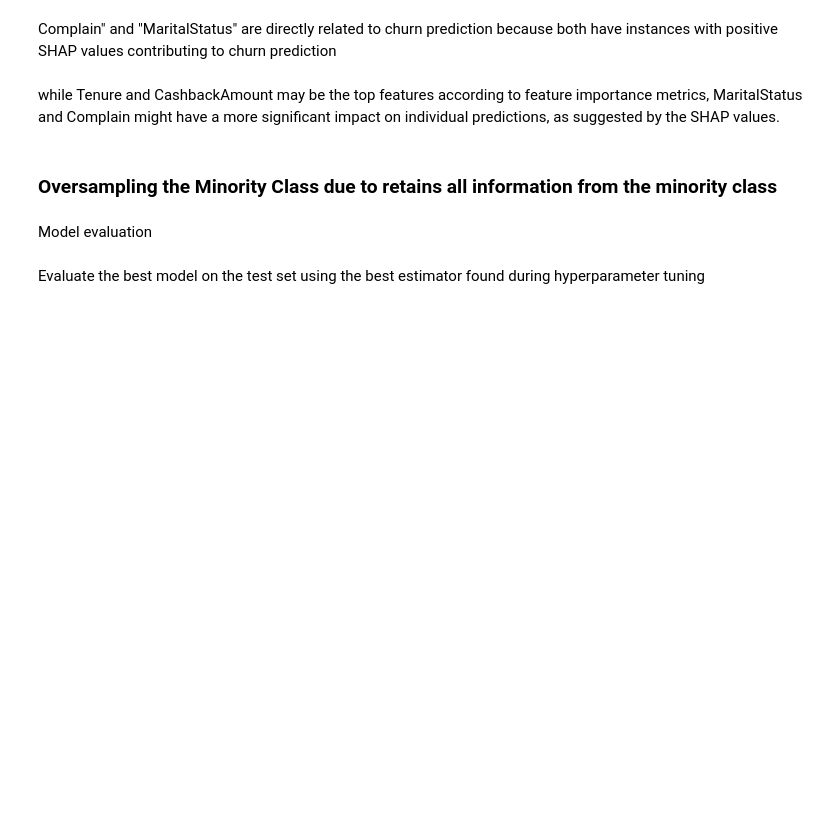
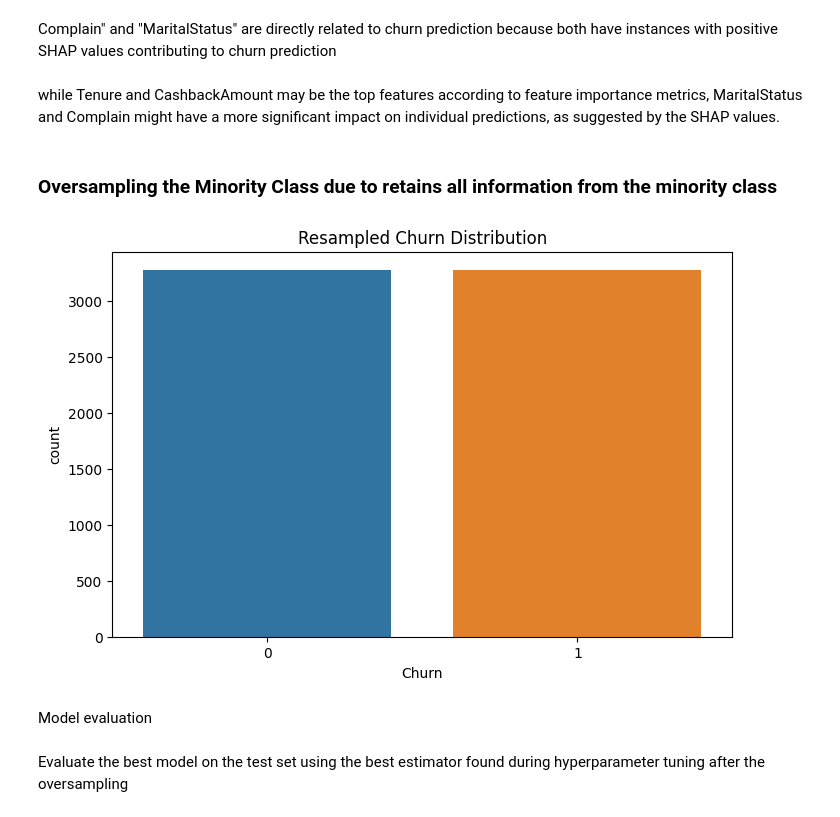
Before and after one commit to CCT-Dublin/capstone-project-riccardopossier, a Jupyter notebook: CA2_RP.ipynb, the cells around one changed output. Cells and saved outputs as stored; diff of their text form; code cells hidden in the pictures; blank space fills up the shorter version.

```diff
--- a/CA2_RP.ipynb
+++ b/CA2_RP.ipynb
@@ -666,12 +669,16 @@ while Tenure and CashbackAmount may be the top features according to feature imp
 ### Oversampling the Minority Class due to retains all information from the minority class
 # %%
 from imblearn.over_sampling import SMOTE
+
+smote = SMOTE()
 X_train_resampled, y_train_resampled = smote.fit_resample(X_train_scaled, y_train)
 # %%
 plt.figure(figsize=(8, 5))
-sns.countplot(x='Churn', data=df)
-plt.title('Churn Distribution')
+sns.countplot(x=y_train_resampled, data=df)
+plt.title('Resampled Churn Distribution')
 plt.show()
+# %% [output]
+[figure, added]
 # %% [markdown]
 Model evaluation
 # %%
@@ -681,5 +688,5 @@ def evaluate_model(model, X_train, y_train, X_test, y_test):
     roc_auc = roc_auc_score(y_test, y_pred_proba)
     fpr, tpr, _ = roc_curve(y_test, y_pred_proba)
 # %% [markdown]
-Evaluate the best model on the test set using the best estimator found during hyperparameter tuning
+Evaluate the best model on the test set using the best estimator found during hyperparameter tuning after the oversampling
 # %%
```
Also changed, not shown: parts of 17 cells of this notebook.
